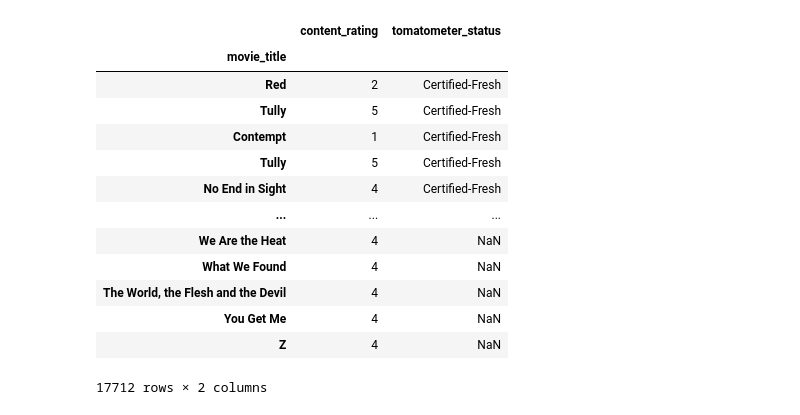
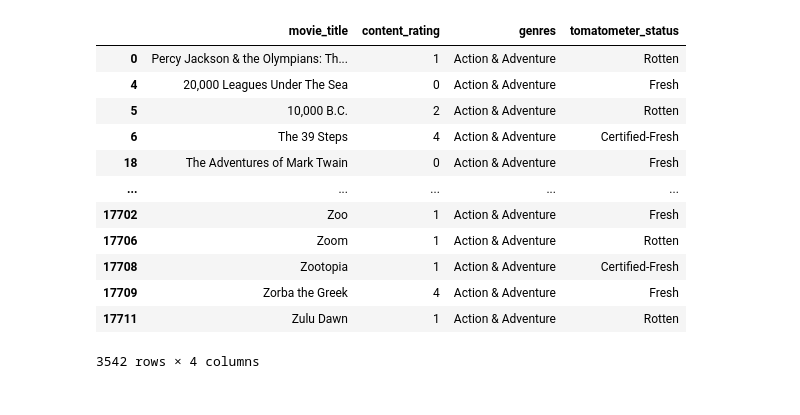
Before and after one commit to eaiturbe/microsoft_movie_analysis, a Jupyter notebook: rotten_tomatoes_movies.csv.ipynb, the cells around one changed output. Cells and saved outputs as stored; diff of their text form; code cells hidden in the pictures.

```diff
--- a/rotten_tomatoes_movies.csv.ipynb
+++ b/rotten_tomatoes_movies.csv.ipynb
@@ -88,0 +69,6 @@ df_dropped_colums.set_index('movie_title')
+# %%
+
+df_dropped_colums.replace(0, np.nan, inplace=True)
+df_dropped_colums[df_dropped_colums.isna().any(axis=1)]
+df_dropped_colums = df_dropped_colums.dropna()
+print(df_dropped_colums.isnull().sum())
@@ -88,0 +91,7 @@ df_dropped_colums.set_index('movie_title')
+# %%
+
+df_dropped_colums["genres"] = df_dropped_colums["genres"].apply(lambda x: x.split(",") if type(x) == str else x)
+#df_dropped_colums["genres"] = df_dropped_colums["genres"].str.replace("&","")
+#new_df = df_dropped_colums[df_dropped_colums['genres'].str.contains('Adventure')]
+#new_df
+df_dropped_colums.head()
@@ -88,0 +107,5 @@ df_dropped_colums.set_index('movie_title')
+# %%
+df_explode_2 = df_dropped_colums.explode('genres')
+#df_explode_2
+new_df = df_explode_2[df_explode_2['genres'].str.contains('Action & Adventure')]
+new_df
@@ -88,0 +138,2 @@ df_dropped_colums.set_index('movie_title')
+# %%
+new_df.set_index('genres')
@@ -116,18 +163,17 @@ df_dropped_colums.dropna()
 # %%
-df_dropped_colums.replace({'G': 0, 'PG': 1, 'PG-13': 2, 'NC17': 3, 'NR': 4, 'R': 5})
+new_df.replace({'G': 0, 'PG': 1, 'PG-13': 2, 'NC17': 3, 'NR': 4, 'R': 5})
 # %% [output]
-|  | content_rating | tomatometer_status |
-| movie_title |  |  |
-| Red | 2 | Certified-Fresh |
-| Tully | 5 | Certified-Fresh |
-| Contempt | 1 | Certified-Fresh |
-| Tully | 5 | Certified-Fresh |
-| No End in Sight | 4 | Certified-Fresh |
-| ... | ... | ... |
-| We Are the Heat | 4 | NaN |
-| What We Found | 4 | NaN |
-| The World, the Flesh and the Devil | 4 | NaN |
-| You Get Me | 4 | NaN |
-| Z | 4 | NaN |
+|  | movie_title | content_rating | genres | tomatometer_status |
+| 0 | Percy Jackson & the Olympians: Th... | 1 | Action & Adventure | Rotten |
+| 4 | 20,000 Leagues Under The Sea | 0 | Action & Adventure | Fresh |
+| 5 | 10,000 B.C. | 2 | Action & Adventure | Rotten |
+| 6 | The 39 Steps | 4 | Action & Adventure | Certified-Fresh |
+| 18 | The Adventures of Mark Twain | 0 | Action & Adventure | Fresh |
+| ... | ... | ... | ... | ... |
+| 17702 | Zoo | 1 | Action & Adventure | Fresh |
+| 17706 | Zoom | 1 | Action & Adventure | Rotten |
+| 17708 | Zootopia | 1 | Action & Adventure | Certified-Fresh |
+| 17709 | Zorba the Greek | 4 | Action & Adventure | Fresh |
+| 17711 | Zulu Dawn | 1 | Action & Adventure | Rotten |
-17712 rows × 2 columns
+3542 rows × 4 columns
 # %%
```
Also changed, not shown: parts of 27 cells of this notebook.
